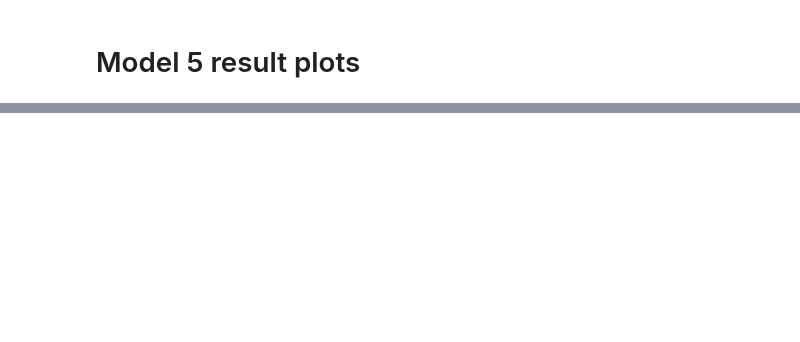
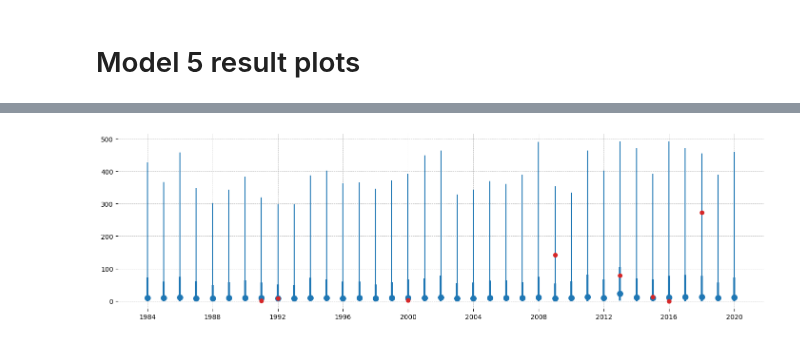
Before and after one commit to jessegrabowski/laos-climate-change, a Jupyter notebook: notebooks/final_paper/03_damage_modeling_2025_usd.ipynb, the cells around one changed output, grey strips where cells are left out. Drawn from its saved outputs; the diff is of its cells as text; code cells hidden in the pictures; blank space fills up the shorter version.

Commit message:
paper progress

```diff
--- a/notebooks/final_paper/03_damage_modeling_2025_usd.ipynb
+++ b/notebooks/final_paper/03_damage_modeling_2025_usd.ipynb
@@ -168,6 +168,26 @@ def damage_plot(iso, idata, df, cls='hydro', group='posterior_predictive'):
     ax.grid(ls='--', lw=0.5)
     # ax.set(title = f'{iso} - {cls}')
     plt.show()
+
+def damage_plot_2(iso, idata, df, cls='hydro', group='posterior_predictive'):
+    fig, ax = plt.subplots()
+    data = idata[group].y_hat.sel(obs_iso=iso, obs_disaster_class=cls).groupby('obs_year').mean()
+    targets = df.query('iso == @iso & disaster_class == @cls').groupby('year')['Total_Damage_Adjusted'].mean().resample('YS').last()
+
+    mu = data.quantile(0.5, dim=['chain', 'draw']).to_dataframe()['y_hat'].resample('YS').last()
+
+    hdi_80 = az.hdi(data, hdi_prob=0.8).y_hat.to_dataframe()['y_hat'].unstack('hdi').resample('YS').last()
+    hdi_95 = az.hdi(data, hdi_prob=0.95).y_hat.to_dataframe()['y_hat'].unstack('hdi').resample('YS').last()
+
+    ax.scatter(targets.index, targets.values, color='tab:red', zorder=100)
+    ax.scatter(mu.index, mu.values, s=70)
+
+    ax.vlines(mu.index, *hdi_80.values.T, lw=3)
+    ax.vlines(mu.index, *hdi_95.values.T)
+    ax.grid(ls='--', lw=0.5)
+    # ax.set(title = f'{iso} - {cls}')
+    plt.close()
+    return fig
 # %% [markdown]
 # More Data
 # %%
@@ -1472,0 +1475,6 @@ az.summary(damage_freq_idata, var_names=non_iso_vars)
+# %%
+fig_lao = damage_plot_2('LAO', idata_oos, df_damage, group='predictions', cls='hydro')
+fig_lao.savefig(here('notebooks/final_paper/figures_and_plots/results') / 'result_damages_lao.png', format = 'png', bbox_inches='tight');
+fig_lao
+# %% [output]
+[figure, added]
```
Also changed, not shown: parts of 9 cells of this notebook, 7 other files.
